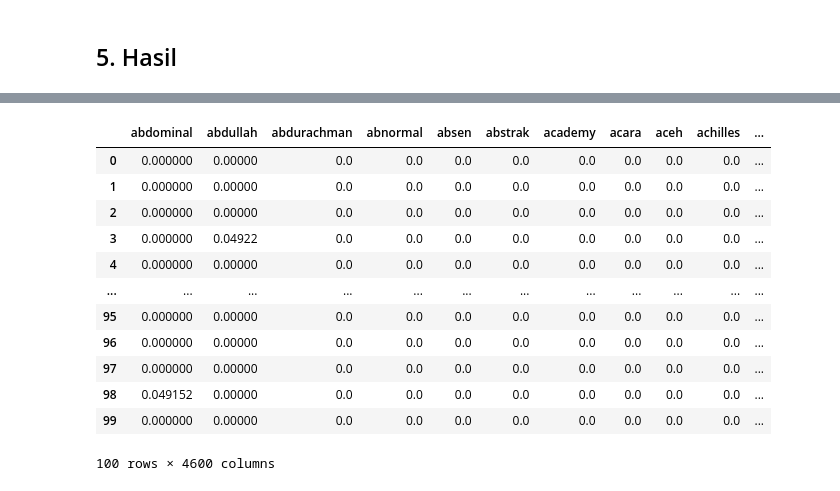
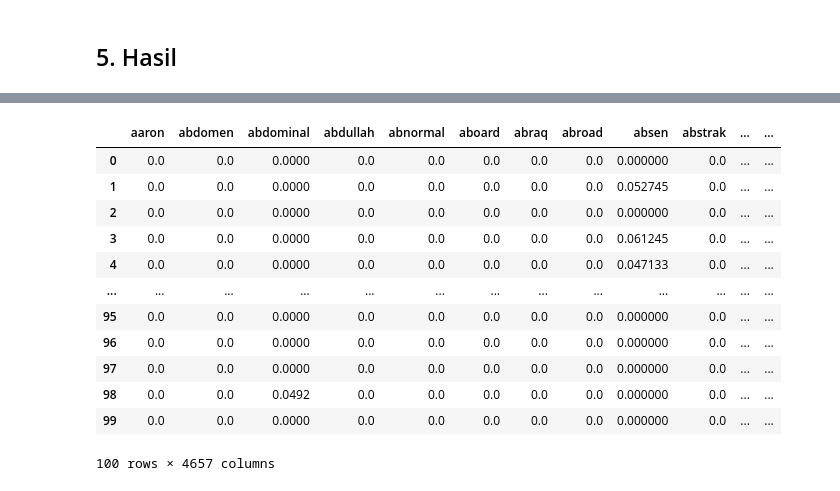
Before and after one commit to Makmunalji/PPW, a Jupyter notebook: _sources/Vector Space Model.ipynb, the cells around one changed output, grey strips where cells are left out. Drawn from its saved outputs; the diff is of its cells as text; code cells hidden in the pictures.

```diff
--- a/_sources/Vector Space Model.ipynb
+++ b/_sources/Vector Space Model.ipynb
@@ -98,3 +115,5 @@ True
+# %%
+dir = '/content/drive/MyDrive/PPW BARU/report/'
 # %% [markdown]
 ## 2. Load dataset
 # %%
@@ -200,18 +227,18 @@ dfTF
 # %%
-dfTFIDF = pd.read_csv('VSM dengan Pembobotan.csv')
+dfTFIDF = pd.read_csv(dir+'VSM dengan Pembobotan.csv')
 dfTFIDF = dfTFIDF.drop("Unnamed: 0", axis='columns')
 dfTFIDF
 # %% [output]
-|  | abdominal | abdullah | abdurachman | abnormal | absen | abstrak | academy | acara | aceh | achilles | ... |
-| 0 | 0.000000 | 0.00000 | 0.0 | 0.0 | 0.0 | 0.0 | 0.0 | 0.0 | 0.0 | 0.0 | ... |
-| 1 | 0.000000 | 0.00000 | 0.0 | 0.0 | 0.0 | 0.0 | 0.0 | 0.0 | 0.0 | 0.0 | ... |
-| 2 | 0.000000 | 0.00000 | 0.0 | 0.0 | 0.0 | 0.0 | 0.0 | 0.0 | 0.0 | 0.0 | ... |
-| 3 | 0.000000 | 0.04922 | 0.0 | 0.0 | 0.0 | 0.0 | 0.0 | 0.0 | 0.0 | 0.0 | ... |
-| 4 | 0.000000 | 0.00000 | 0.0 | 0.0 | 0.0 | 0.0 | 0.0 | 0.0 | 0.0 | 0.0 | ... |
-| ... | ... | ... | ... | ... | ... | ... | ... | ... | ... | ... | ... |
-| 95 | 0.000000 | 0.00000 | 0.0 | 0.0 | 0.0 | 0.0 | 0.0 | 0.0 | 0.0 | 0.0 | ... |
-| 96 | 0.000000 | 0.00000 | 0.0 | 0.0 | 0.0 | 0.0 | 0.0 | 0.0 | 0.0 | 0.0 | ... |
-| 97 | 0.000000 | 0.00000 | 0.0 | 0.0 | 0.0 | 0.0 | 0.0 | 0.0 | 0.0 | 0.0 | ... |
-| 98 | 0.049152 | 0.00000 | 0.0 | 0.0 | 0.0 | 0.0 | 0.0 | 0.0 | 0.0 | 0.0 | ... |
-| 99 | 0.000000 | 0.00000 | 0.0 | 0.0 | 0.0 | 0.0 | 0.0 | 0.0 | 0.0 | 0.0 | ... |
+|  | aaron | abdomen | abdominal | abdullah | abnormal | aboard | abraq | abroad | absen | abstrak | ... | ... |
+| 0 | 0.0 | 0.0 | 0.0000 | 0.0 | 0.0 | 0.0 | 0.0 | 0.0 | 0.000000 | 0.0 | ... | ... |
+| 1 | 0.0 | 0.0 | 0.0000 | 0.0 | 0.0 | 0.0 | 0.0 | 0.0 | 0.052745 | 0.0 | ... | ... |
+| 2 | 0.0 | 0.0 | 0.0000 | 0.0 | 0.0 | 0.0 | 0.0 | 0.0 | 0.000000 | 0.0 | ... | ... |
+| 3 | 0.0 | 0.0 | 0.0000 | 0.0 | 0.0 | 0.0 | 0.0 | 0.0 | 0.061245 | 0.0 | ... | ... |
+| 4 | 0.0 | 0.0 | 0.0000 | 0.0 | 0.0 | 0.0 | 0.0 | 0.0 | 0.047133 | 0.0 | ... | ... |
+| ... | ... | ... | ... | ... | ... | ... | ... | ... | ... | ... | ... | ... |
+| 95 | 0.0 | 0.0 | 0.0000 | 0.0 | 0.0 | 0.0 | 0.0 | 0.0 | 0.000000 | 0.0 | ... | ... |
+| 96 | 0.0 | 0.0 | 0.0000 | 0.0 | 0.0 | 0.0 | 0.0 | 0.0 | 0.000000 | 0.0 | ... | ... |
+| 97 | 0.0 | 0.0 | 0.0000 | 0.0 | 0.0 | 0.0 | 0.0 | 0.0 | 0.000000 | 0.0 | ... | ... |
+| 98 | 0.0 | 0.0 | 0.0492 | 0.0 | 0.0 | 0.0 | 0.0 | 0.0 | 0.000000 | 0.0 | ... | ... |
+| 99 | 0.0 | 0.0 | 0.0000 | 0.0 | 0.0 | 0.0 | 0.0 | 0.0 | 0.000000 | 0.0 | ... | ... |
-100 rows × 4600 columns
+100 rows × 4657 columns
```
Also changed, not shown: parts of 8 cells of this notebook, 32 other files.
